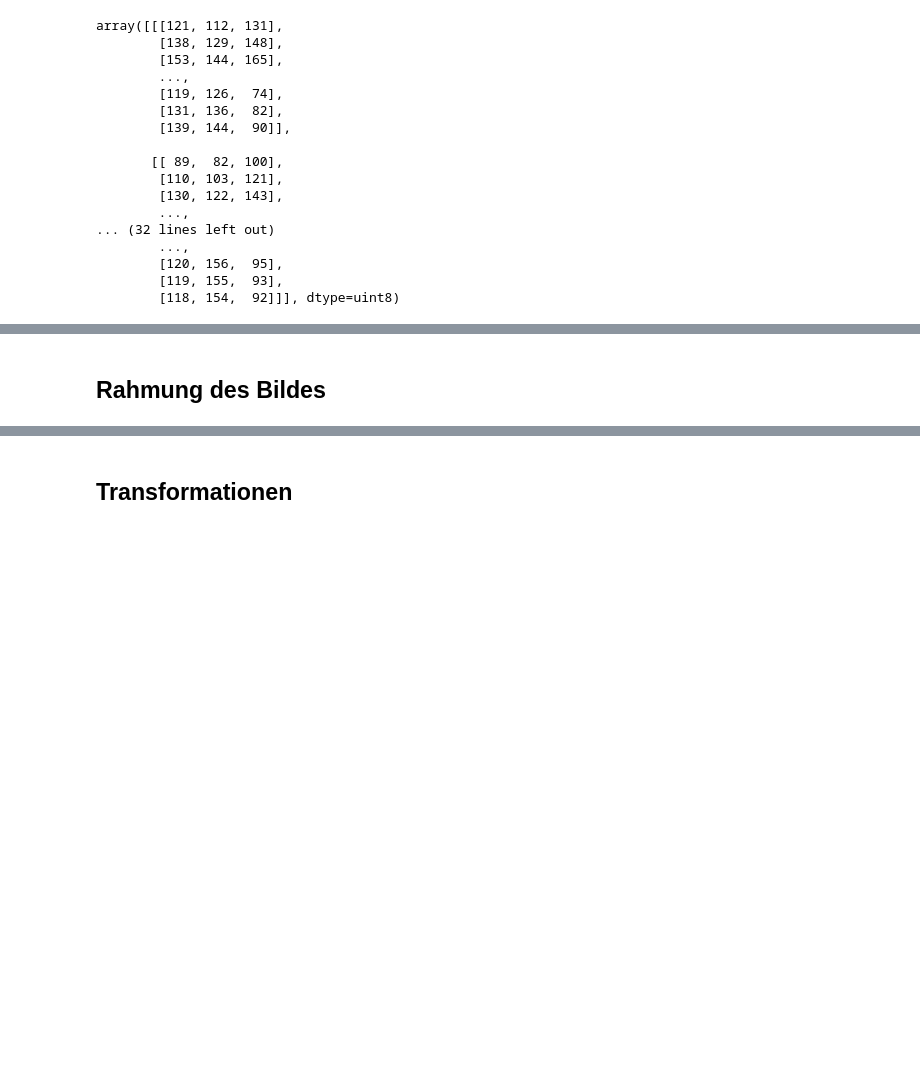
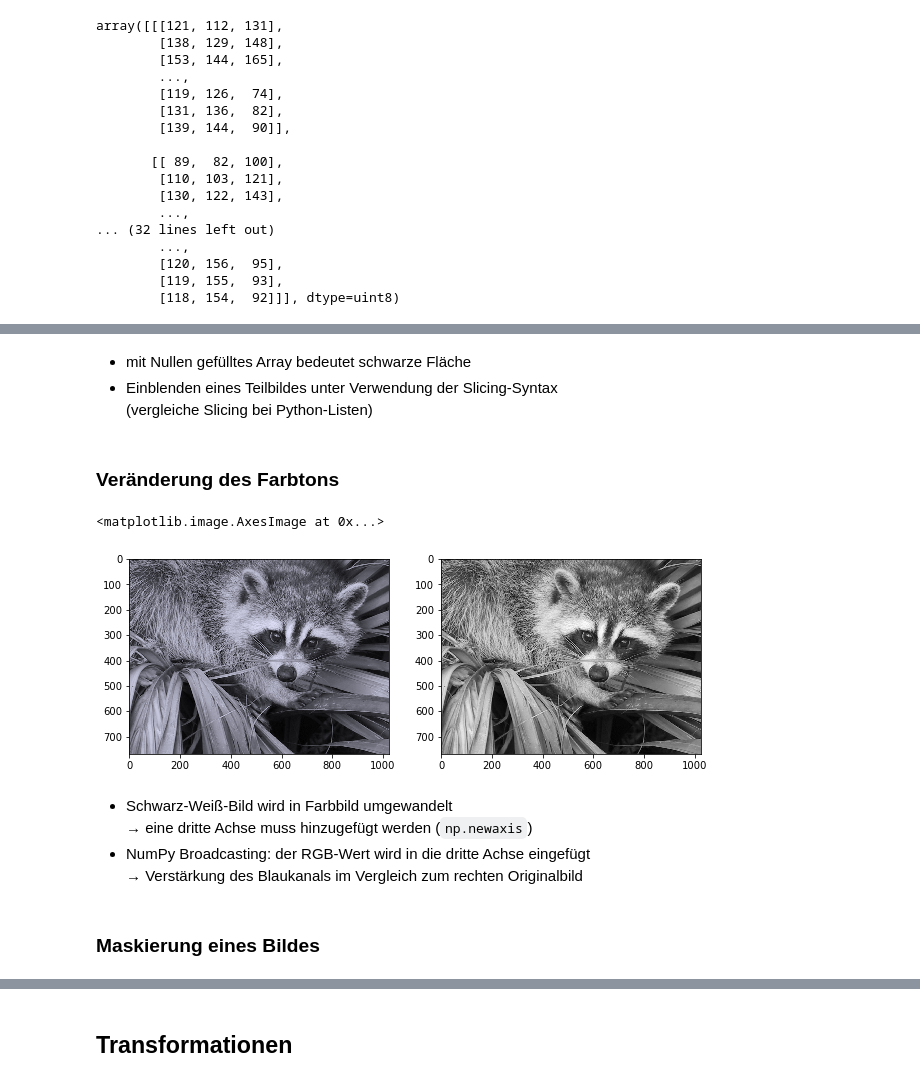
Before and after one commit to gertingold/lit2017, a Jupyter notebook: lit2017.ipynb, the cells around one changed output, grey strips where cells are left out. Cells and saved outputs as stored; diff of their text form; code cells hidden in the pictures; blank space fills up the shorter version.

```diff
--- a/lit2017.ipynb
+++ b/lit2017.ipynb
@@ -119,6 +153,21 @@ plt.imshow(waschbär, cmap=plt.cm.gray)
+# %% [markdown]
+* mit Nullen gefülltes Array bedeutet schwarze Fläche
+* Einblenden eines Teilbildes unter Verwendung der Slicing-Syntax
+  (vergleiche Slicing bei Python-Listen)
+# %% [markdown]
+### Veränderung des Farbtons
 # %%
 fig, (ax0, ax1) = plt.subplots(1, 2, figsize=(10.24, 7.68))
-ax0.imshow(np.array(waschbär[:, :, np.newaxis]*np.array([0.9, 0.9, 1.0]), dtype=np.uint8))
-ax1.imshow(waschbär, cmap=plt.cm.gray)
+ax0.imshow(np.array(waschbär_sw[:, :, np.newaxis]*np.array([0.9, 0.9, 1.0]),
+                    dtype=np.uint8))
+ax1.imshow(waschbär_sw, cmap=plt.cm.gray)
+# %% [output]
+<matplotlib.image.AxesImage at 0x...>
+[figure, added]
+# %% [markdown]
+* Schwarz-Weiß-Bild wird in Farbbild umgewandelt
+  → eine dritte Achse muss hinzugefügt werden (`np.newaxis`)
+* NumPy Broadcasting: der RGB-Wert wird in die dritte Achse eingefügt
+  → Verstärkung des Blaukanals im Vergleich zum rechten Originalbild
 # %% [markdown]
-## Rahmung des Bildes
+### Maskierung eines Bildes
```
Also changed, not shown: parts of 21 cells of this notebook.
